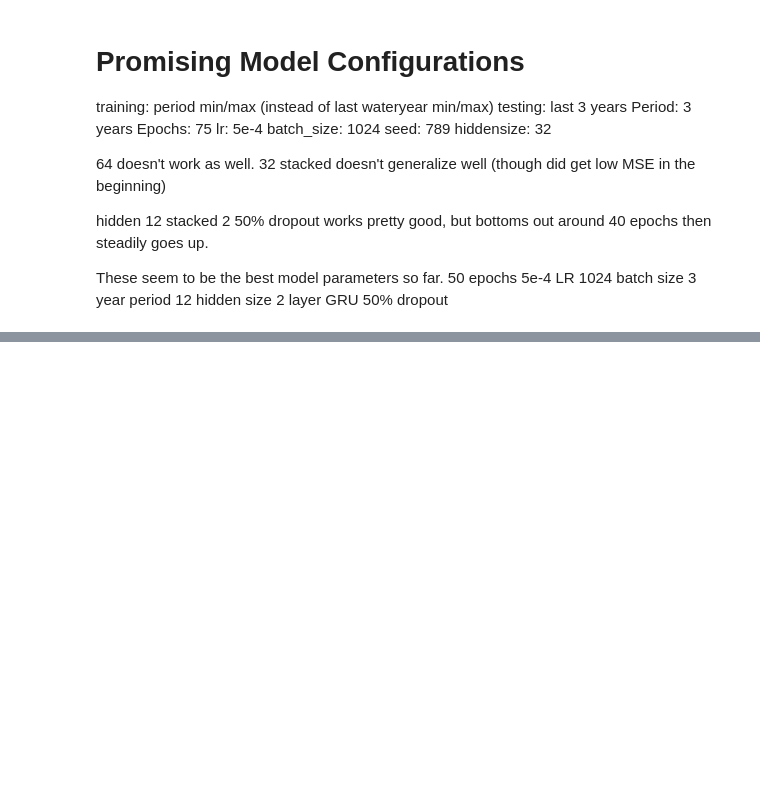
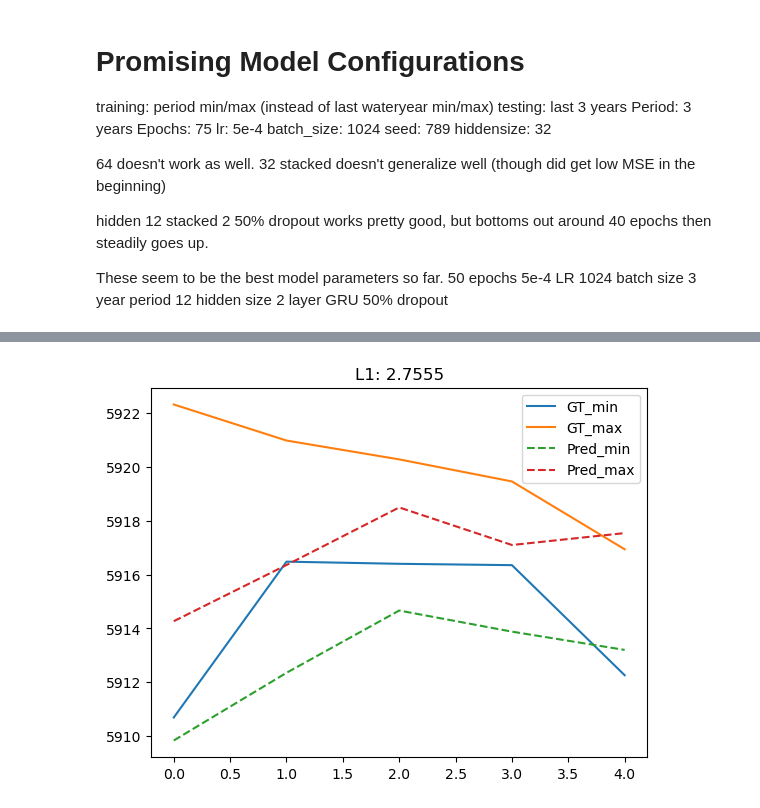
Before and after one commit to scoutiii/BearLakeData, a Jupyter notebook: Model.ipynb, the cells around one changed output, grey strips where cells are left out. Cells and saved outputs as stored; diff of their text form; code cells hidden in the pictures; blank space fills up the shorter version.

```diff
--- a/Model.ipynb
+++ b/Model.ipynb
@@ -465,20 +550,22 @@ scaler = dataset_train.scaler
 # %%
-# model = GRU_MME()
-# model.load_state_dict(torch.load("data/other/gru_model_mintest_1.pth"))
-# model.to('cuda:0')
+model = GRU_MME()
+model.load_state_dict(torch.load("pt2_gru_model_final.pth"))
+model.to('cuda:0')
 
-# model.eval()
-# with torch.no_grad():
-#     for batch_X, batch_Ys in dataloader_test:
-#         batch_X = batch_X.to(device)
-#         batch_Ys = batch_Ys.to(device)
-#         outputs, std = model(batch_X)
-#         loss = l1(outputs, batch_Ys)
+model.eval()
+with torch.no_grad():
+    for batch_X, batch_Ys in dataloader_test_wy:
+        batch_X = batch_X.to(device)
+        batch_Ys = batch_Ys.to(device)
+        outputs, std = model(batch_X)
+        loss = l1(outputs, batch_Ys)
 
-# # print(batch_Ys)
-# # print(outputs)
-# plt.plot(batch_Ys.detach().cpu().numpy(), label=['GT_min', 'GT_max'])
-# plt.plot(outputs.detach().cpu().numpy(), label=['Pred_min', 'Pred_max'], linestyle='--')
-# plt.legend()
-# plt.title(f"L1: {loss.item():.4f}")
-# # plt.savefig("Preds_pretraining.png")
+# print(batch_Ys)
+# print(outputs)
+plt.plot(batch_Ys.detach().cpu().numpy(), label=['GT_min', 'GT_max'])
+plt.plot(outputs.detach().cpu().numpy(), label=['Pred_min', 'Pred_max'], linestyle='--')
+plt.legend()
+plt.title(f"L1: {loss.item():.4f}")
+plt.savefig("Preds_pt2final_final.png")
+# %% [output]
+[figure, added]
```
Also changed, not shown: parts of 7 cells of this notebook, 7 other files.
